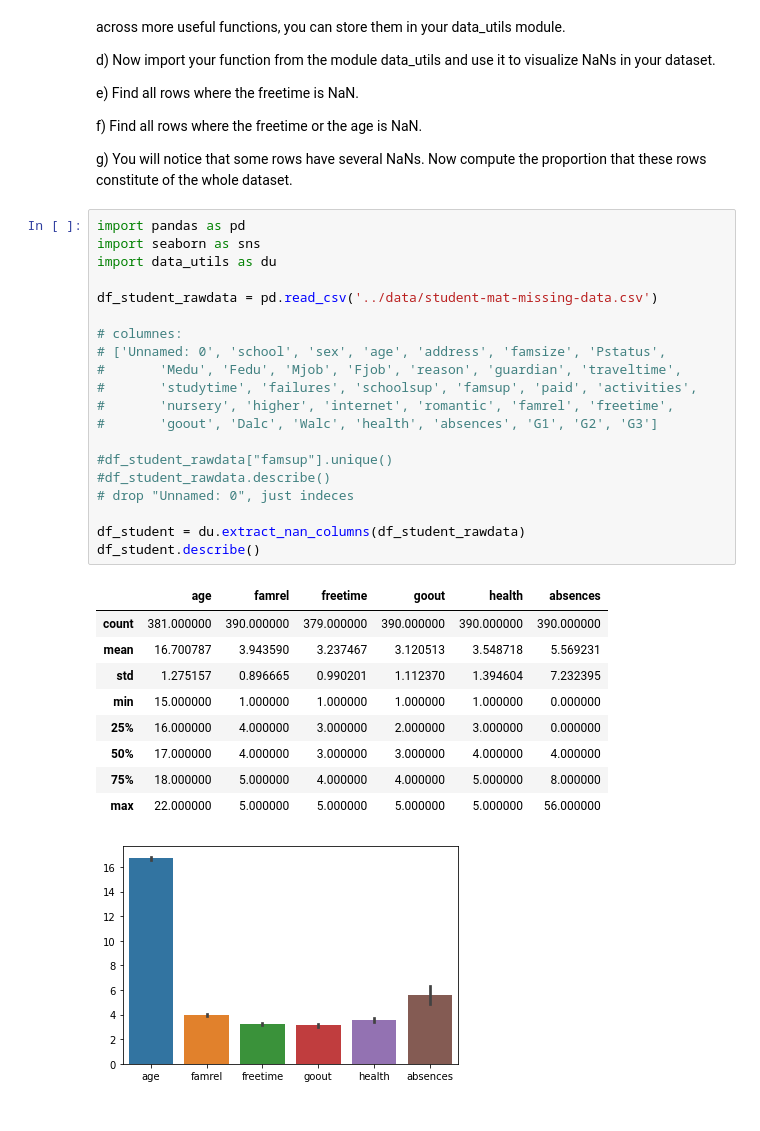
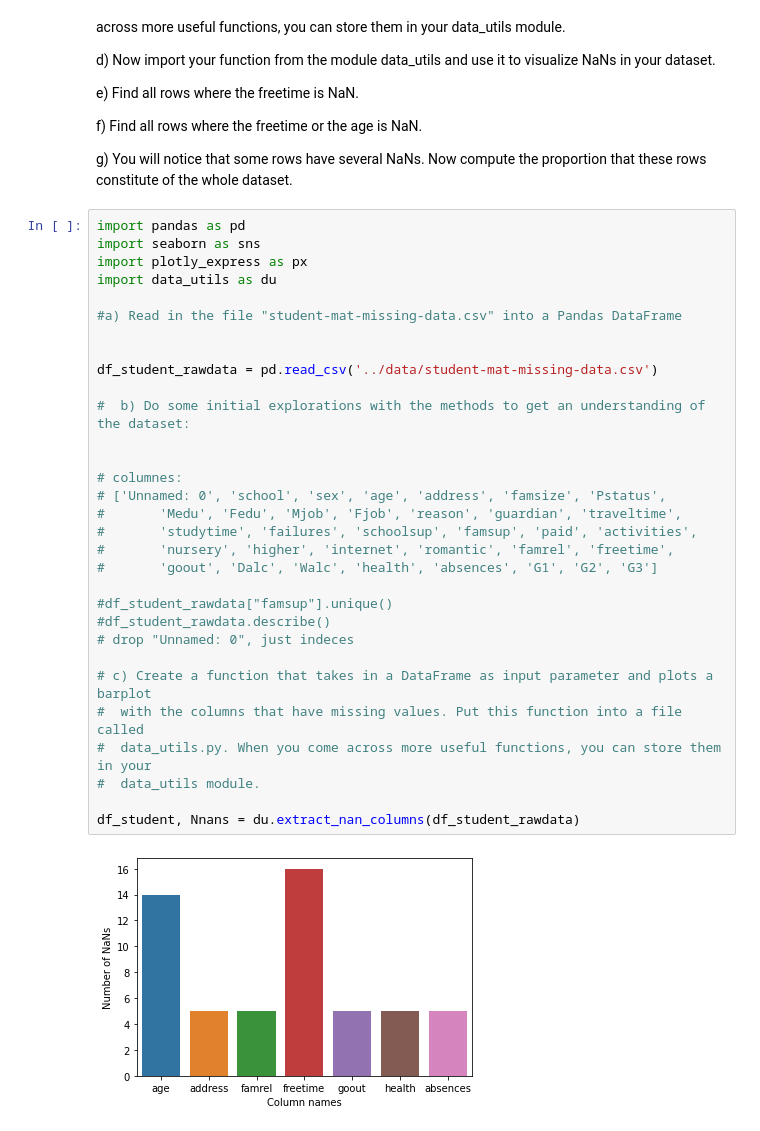
Before and after one commit to jwiegert/databehandling-joachim-wiegert, a Jupyter notebook: exercises/ex01_missingdata.ipynb, the cells around one changed output. Drawn from its saved outputs; the diff is of its cells as text.

```diff
--- a/exercises/ex01_missingdata.ipynb
+++ b/exercises/ex01_missingdata.ipynb
@@ -19,31 +19,33 @@
 # %%
 import pandas as pd
 import seaborn as sns
+import plotly_express as px
 import data_utils as du
 
+#a) Read in the file "student-mat-missing-data.csv" into a Pandas DataFrame
+
+
 df_student_rawdata = pd.read_csv('../data/student-mat-missing-data.csv')
+
+#  b) Do some initial explorations with the methods to get an understanding of the dataset:
+
 
 # columnes:
 # ['Unnamed: 0', 'school', 'sex', 'age', 'address', 'famsize', 'Pstatus',
 #       'Medu', 'Fedu', 'Mjob', 'Fjob', 'reason', 'guardian', 'traveltime',
 #       'studytime', 'failures', 'schoolsup', 'famsup', 'paid', 'activities',
 #       'nursery', 'higher', 'internet', 'romantic', 'famrel', 'freetime',
 #       'goout', 'Dalc', 'Walc', 'health', 'absences', 'G1', 'G2', 'G3']
 
 #df_student_rawdata["famsup"].unique()
 #df_student_rawdata.describe()
 # drop "Unnamed: 0", just indeces
 
-df_student = du.extract_nan_columns(df_student_rawdata)
-df_student.describe()
+# c) Create a function that takes in a DataFrame as input parameter and plots a barplot
+#  with the columns that have missing values. Put this function into a file called
+#  data_utils.py. When you come across more useful functions, you can store them in your
+#  data_utils module.
+
+df_student, Nnans = du.extract_nan_columns(df_student_rawdata)
 # %% [output]
-|  | age | famrel | freetime | goout | health | absences |
-| count | 381.000000 | 390.000000 | 379.000000 | 390.000000 | 390.000000 | 390.000000 |
-| mean | 16.700787 | 3.943590 | 3.237467 | 3.120513 | 3.548718 | 5.569231 |
-| std | 1.275157 | 0.896665 | 0.990201 | 1.112370 | 1.394604 | 7.232395 |
-| min | 15.000000 | 1.000000 | 1.000000 | 1.000000 | 1.000000 | 0.000000 |
-| 25% | 16.000000 | 4.000000 | 3.000000 | 2.000000 | 3.000000 | 0.000000 |
-| 50% | 17.000000 | 4.000000 | 3.000000 | 3.000000 | 4.000000 | 4.000000 |
-| 75% | 18.000000 | 5.000000 | 4.000000 | 4.000000 | 5.000000 | 8.000000 |
-| max | 22.000000 | 5.000000 | 5.000000 | 5.000000 | 5.000000 | 56.000000 |
-[figure, old version]
+[figure, new version]
```
Also changed, not shown: parts of 5 cells of this notebook, 2 other files.
